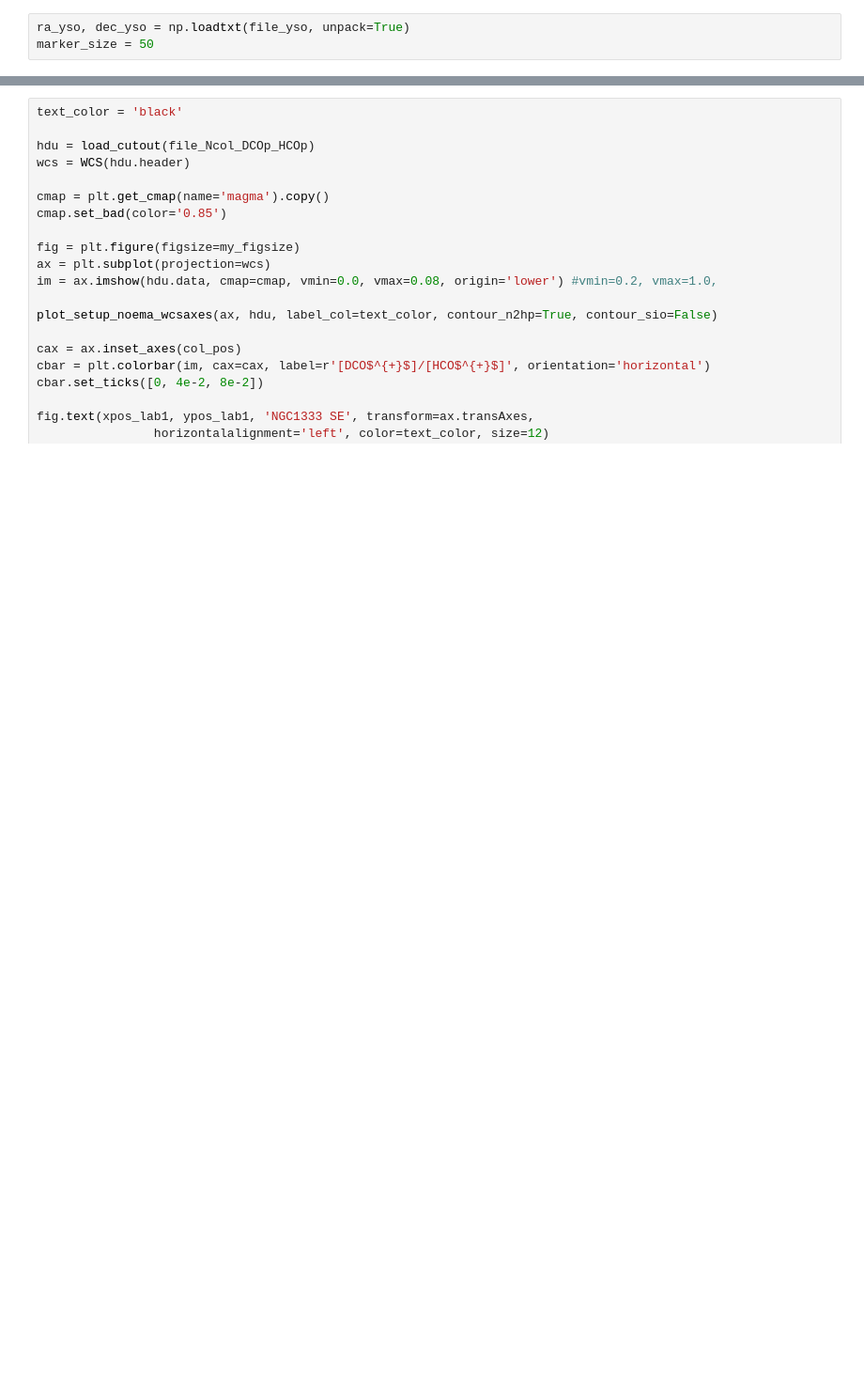
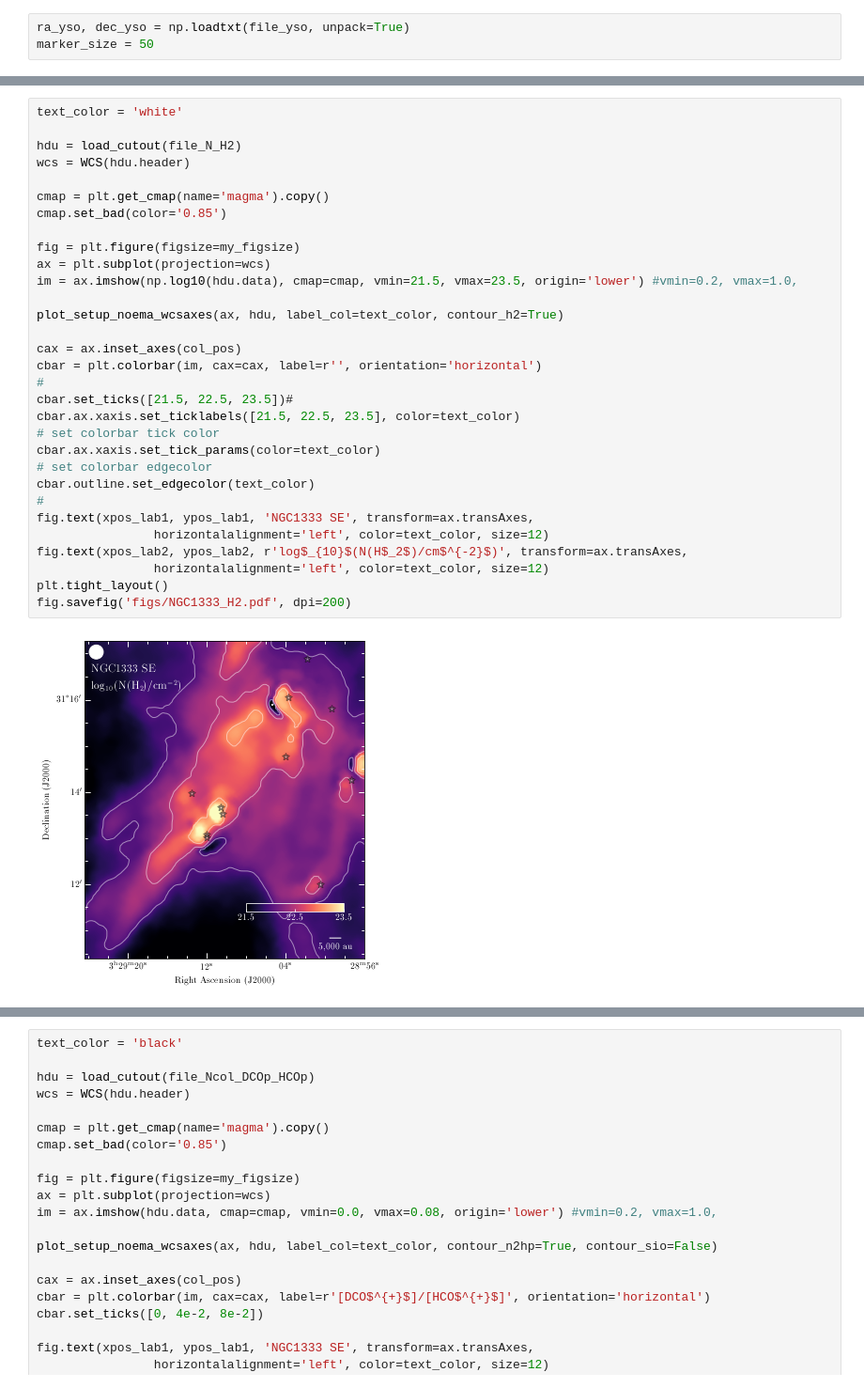
Before and after one commit to jpinedaf/NGC1333_NOEMA_Ions, a Jupyter notebook: NGC1333_Ions_Calculations.ipynb, the cells around one changed output, grey strips where cells are left out. Shown at 94% size. Drawn from its saved outputs; the diff is of its cells as text; blank space fills up the shorter version.

```diff
--- a/NGC1333_Ions_Calculations.ipynb
+++ b/NGC1333_Ions_Calculations.ipynb
@@ -173,3 +161,36 @@ def plot_setup_noema_wcsaxes(ax, hdu, label_col='black', contour_n2hp=False, con
     ax.set_xlabel(r'Right Ascension (J2000)')
     ax.set_ylabel(r'Declination (J2000)')
     return #fig_i
+# %%
+text_color = 'white'
+
+hdu = load_cutout(file_N_H2)
+wcs = WCS(hdu.header)
+
+cmap = plt.get_cmap(name='magma').copy()
+cmap.set_bad(color='0.85')
+
+fig = plt.figure(figsize=my_figsize)
+ax = plt.subplot(projection=wcs)
+im = ax.imshow(np.log10(hdu.data), cmap=cmap, vmin=21.5, vmax=23.5, origin='lower') #vmin=0.2, vmax=1.0,
+
+plot_setup_noema_wcsaxes(ax, hdu, label_col=text_color, contour_h2=True)
+
+cax = ax.inset_axes(col_pos)
+cbar = plt.colorbar(im, cax=cax, label=r'', orientation='horizontal')
+#
+cbar.set_ticks([21.5, 22.5, 23.5])#
+cbar.ax.xaxis.set_ticklabels([21.5, 22.5, 23.5], color=text_color)
+# set colorbar tick color
+cbar.ax.xaxis.set_tick_params(color=text_color)
+# set colorbar edgecolor
+cbar.outline.set_edgecolor(text_color)
+#
+fig.text(xpos_lab1, ypos_lab1, 'NGC1333 SE', transform=ax.transAxes,
+                horizontalalignment='left', color=text_color, size=12)
+fig.text(xpos_lab2, ypos_lab2, r'log$_{10}$(N(H$_2$)/cm$^{-2}$)', transform=ax.transAxes,
+                horizontalalignment='left', color=text_color, size=12)
+plt.tight_layout()
+fig.savefig('figs/NGC1333_H2.pdf', dpi=200)
+# %% [output]
+[figure, added]
```
Also changed, not shown: parts of 8 cells of this notebook, 6 other files.
